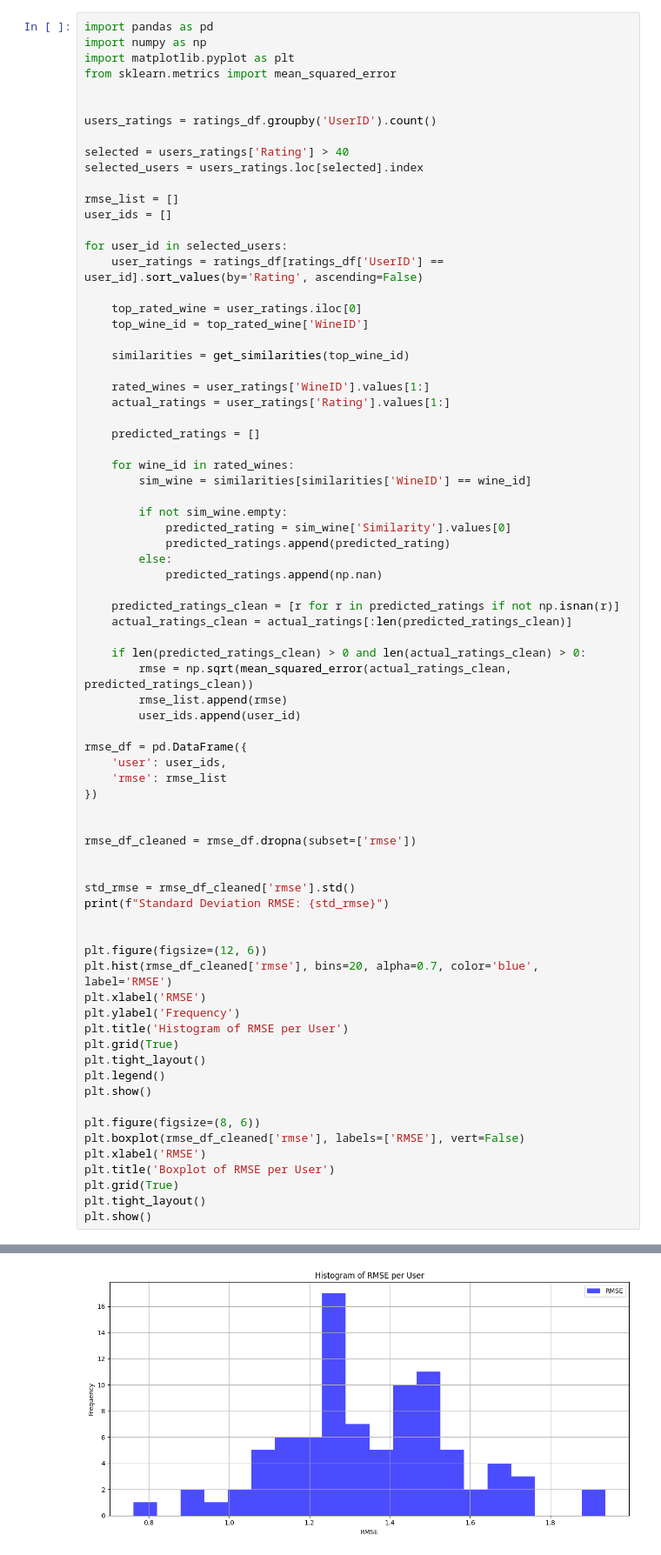
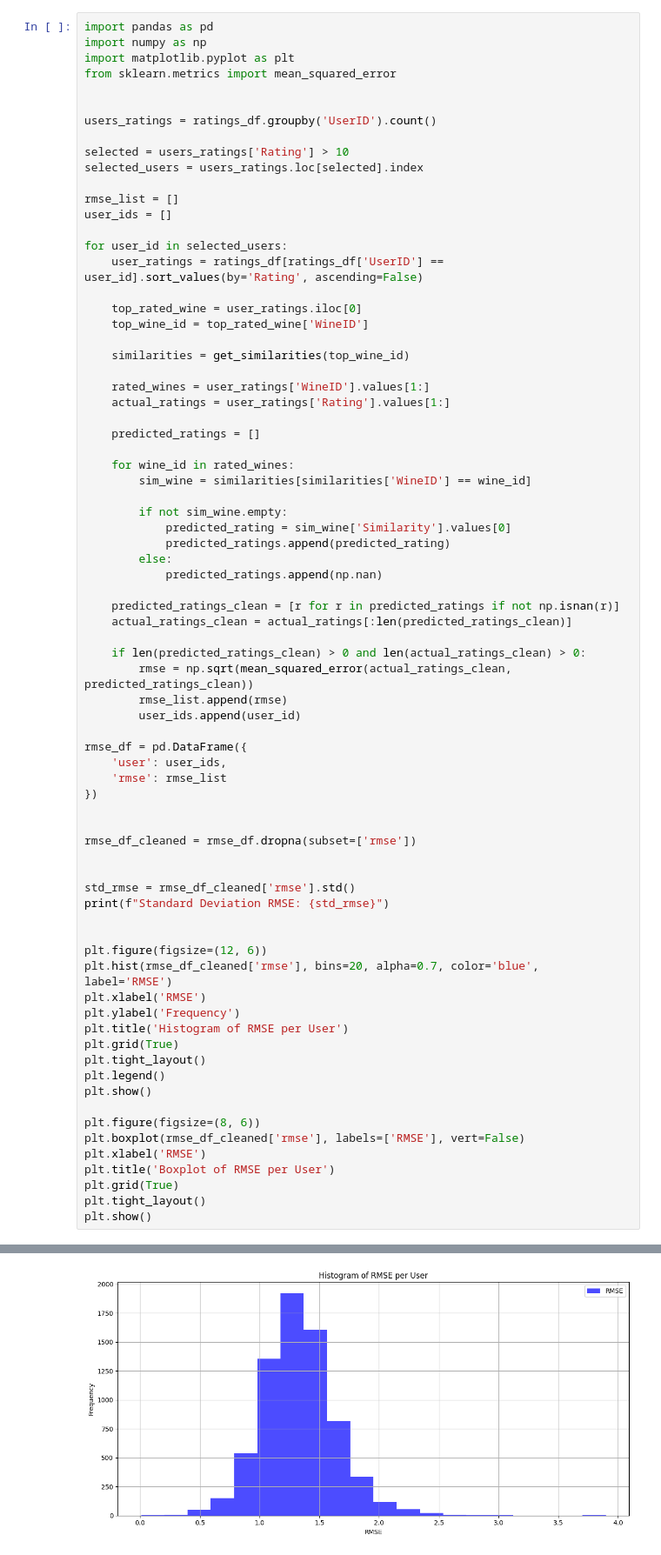
Before and after one commit to irrrrrrrrr/MAISE_RecSys_Group8_Ass, a Jupyter notebook: cosineBalesine.ipynb, the cells around one changed output, grey strips where cells are left out. Shown at 87% size. Saved outputs shown, nothing was run; the diff lists cells and outputs as text.

```diff
--- a/cosineBalesine.ipynb
+++ b/cosineBalesine.ipynb
@@ -161,7 +161,7 @@ from sklearn.metrics import mean_squared_error
 
 users_ratings = ratings_df.groupby('UserID').count()
 
-selected = users_ratings['Rating'] > 40
+selected = users_ratings['Rating'] > 10
 selected_users = users_ratings.loc[selected].index
 
 rmse_list = []
@@ -232 +232 @@ Standard Deviation RMSE: 0.21458442334631875
-[figure, old version]
+[figure, new version]
```
Also changed, not shown: parts of 1 cell of this notebook.
